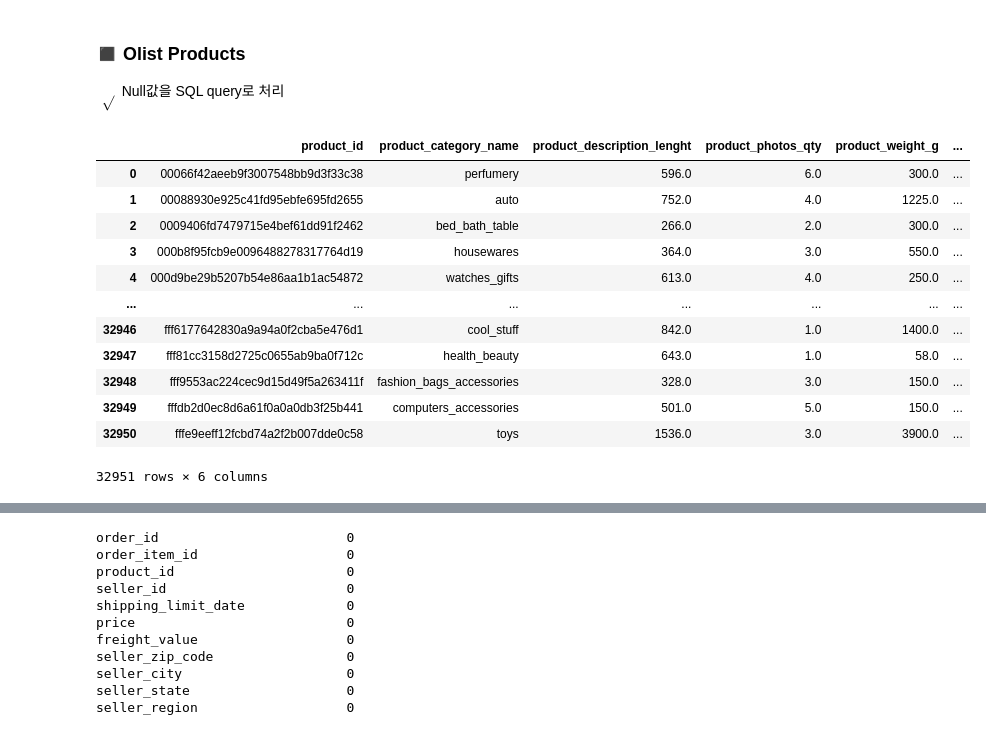
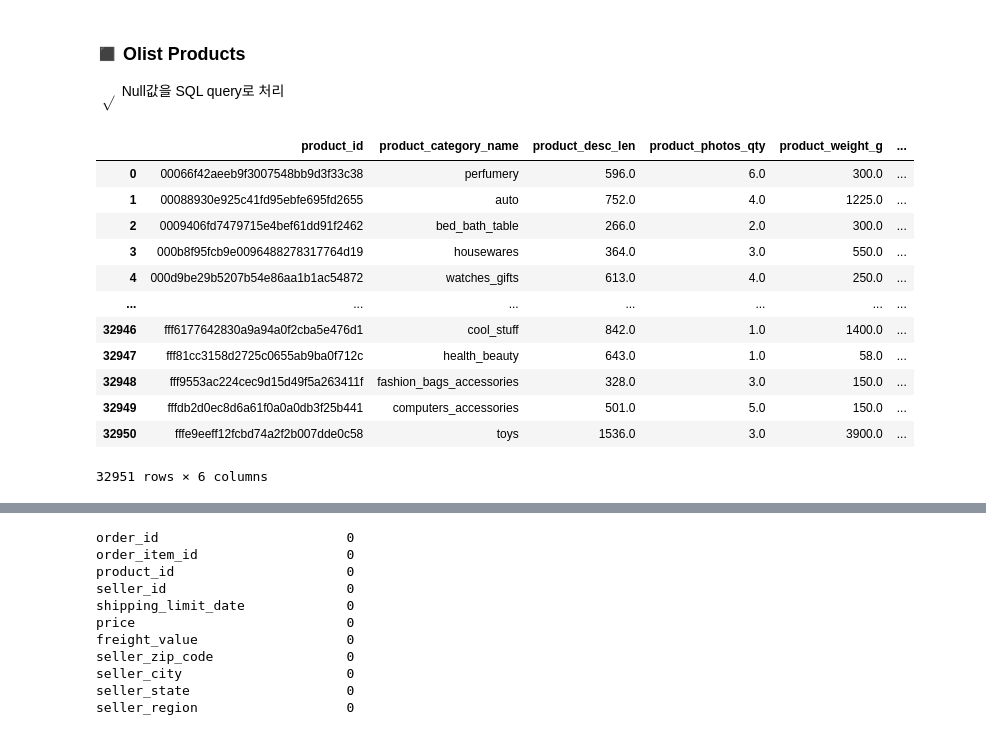
Before and after one commit to ElaYJ/Study_Machine_Learning, a Jupyter notebook: Project/OlistEDA_ML_sonyunjae.ipynb, the cells around one changed output, grey strips where cells are left out. Saved outputs shown, nothing was run; the diff lists cells and outputs as text; code cells hidden in the pictures.

```diff
--- a/Project/OlistEDA_ML_sonyunjae.ipynb
+++ b/Project/OlistEDA_ML_sonyunjae.ipynb
@@ -742,14 +1722,14 @@ SET product_category_name = COALESCE(product_category_name, 'N/A'),
 """
 # %%
 query = """
-SELECT product_id, product_category_name, product_description_lenght, product_photos_qty,
+SELECT product_id, product_category_name, product_description_lenght product_desc_len, product_photos_qty,
 product_weight_g, (product_length_cm*product_height_cm*product_width_cm) product_volume_cm3
 FROM olist_products;
 """
 df_products = pd.read_sql(query, con=engine)
 df_products
 # %% [output]
-|  | product_id | product_category_name | product_description_lenght | product_photos_qty | product_weight_g | ... |
+|  | product_id | product_category_name | product_desc_len | product_photos_qty | product_weight_g | ... |
 | 0 | 00066f42aeeb9f3007548bb9d3f33c38 | perfumery | 596.0 | 6.0 | 300.0 | ... |
 | 1 | 00088930e925c41fd95ebfe695fd2655 | auto | 752.0 | 4.0 | 1225.0 | ... |
 | 2 | 0009406fd7479715e4bef61dd91f2462 | bed_bath_table | 266.0 | 2.0 | 300.0 | ... |
```
Also changed, not shown: parts of 136 cells of this notebook, 1 other file.
